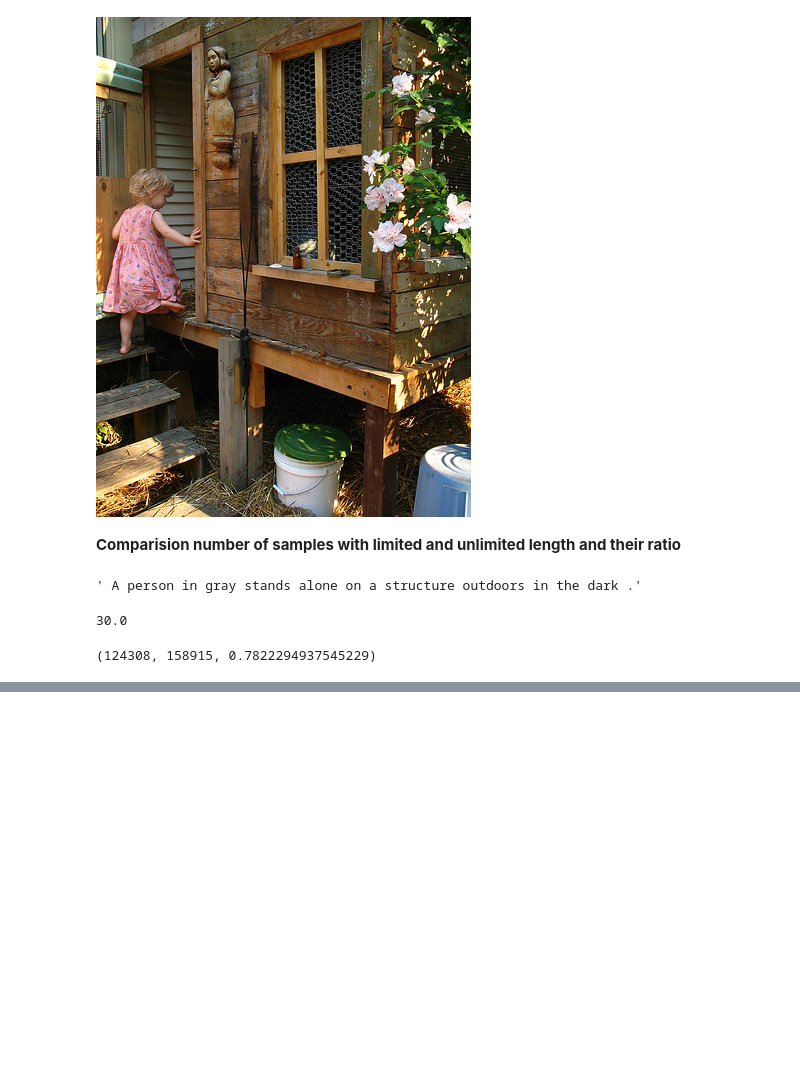
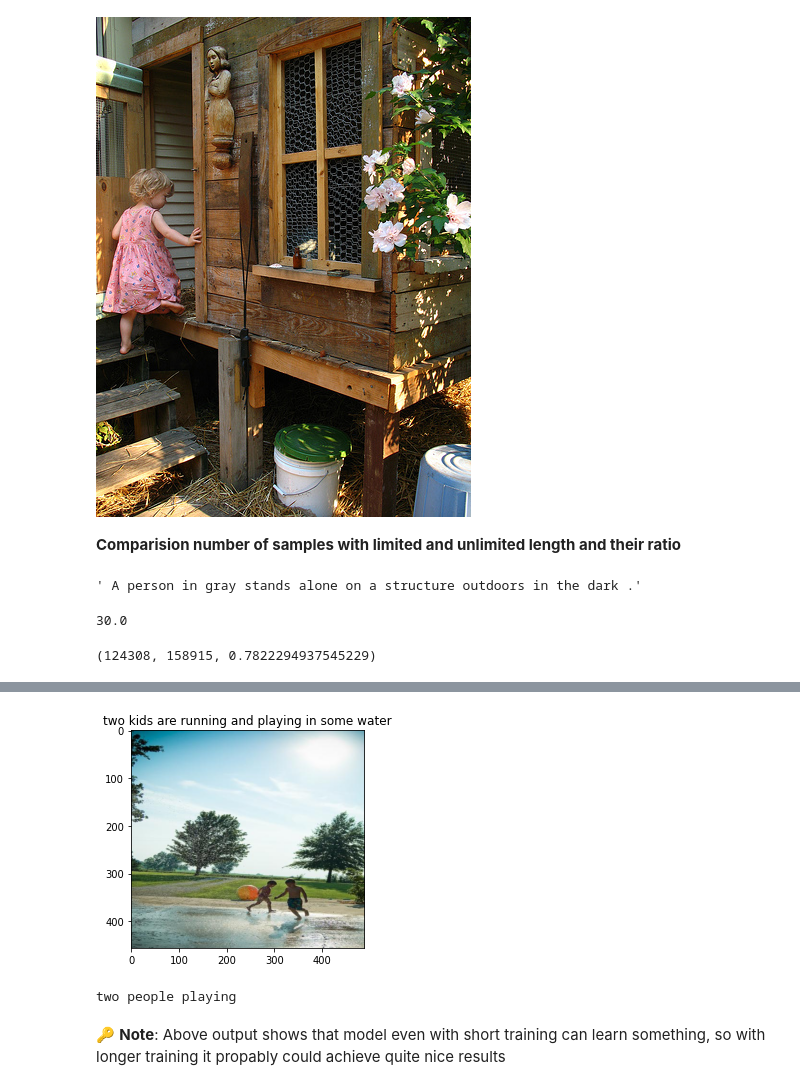
Before and after one commit to jmisilo/image-captioning, a Jupyter notebook: captioning.ipynb, the cells around one changed output, grey strips where cells are left out. Drawn from its saved outputs; the diff is of its cells as text; code cells hidden in the pictures; blank space fills up the shorter version.

```diff
--- a/captioning.ipynb
+++ b/captioning.ipynb
@@ -158,13 +161,24 @@ class Vocabulary:
         if not word in self.vocab:
             self.vocab[word] = len(self)
 
-    def build_vocab(self, data):
+    def build_vocab(self, data, min_freq=2):
         """
             Takes array-like object.
         """
 
         data = list(itertools.chain.from_iterable(data))
 
+        freq = {}
+        for word in data:
+            if word in freq:
+                freq[word] += 1
+            else:
+                freq[word] = 1
+
+        freq = pd.Series(freq)
+        freq = freq[freq >= min_freq]
+        data = list(freq.index)
+
         bag_of_words = sorted(list(set(data)))
 
         for word in bag_of_words:
@@ -183,9 +197,11 @@ class Flickr30kCaps(Dataset):
 
         self.preprocessing()
 
+        self._data = self._data.iloc[:7000]
+
         self.vocab = Vocabulary()
 
-        self.vocab.build_vocab(self._data['comment'].values)
+        self.vocab.build_vocab(self._data['comment'].values, min_freq=2)
 
         if not os.path.exists(self.path):
             os.makedirs(self.path)
@@ -259,17 +281,17 @@ class Encoder(nn.Module):
     def __init__(self, embed_size, dropout):
         super(Encoder, self).__init__()
 
-        self.convnext = models.convnext_tiny(pretrained=True)
+        self.regnet = models.regnet_x_8gf(pretrained=True)
 
-        for par in self.convnext.parameters():
+        for par in self.regnet.parameters():
             par.requires_grad = False
 
-        self.convnext.classifier[2] = nn.Linear(self.convnext.classifier[2].in_features, embed_size)
+        self.regnet.fc = nn.Linear(self.regnet.fc.in_features, embed_size)
 
         self.dropout = nn.Dropout(dropout)
 
     def forward(self, img):
-        return self.dropout(F.gelu(self.convnext(img).unsqueeze(1)))
+        return self.dropout(F.gelu(self.regnet(img).unsqueeze(1)))
 # %%
 class PositionalEncoder:
     def __init__(self, embed_size, n=10000):
@@ -599,6 +623,8 @@ for epoch in range(config.epochs):
         'optimizer_sd': optimizer.state_dict(),
         'loss': loss
        }, f'./models/checkpoint-{epoch}.pt')
+# %%
+checkpoint = torch.load('./models/checkpoint-26.pt', map_location=device)
 # %%
 def caption(img, model=model, vocab=vocab):
     outputs = [vocab['<sos>']]
@@ -620,3 +646,21 @@ def caption(img, model=model, vocab=vocab):
         outputs.append(prediction)
 
     return ' '.join(vocab[word] for word in outputs[1:])
+# %%
+model.load_state_dict(checkpoint['model_sd'])
+
+i = 842
+
+img = data[i][0]
+desc = data[i][1]
+
+plt.imshow(img)
+plt.title(' '.join([vocab[word.item()] for word in desc][1:-1]))
+plt.show()
+
+caption(img, model=model)
+# %% [output]
+[figure, added]
+two people playing
+# %% [markdown]
+🔑 **Note**: Above output shows that model even with short training can learn something, so with longer training it propably could achieve quite nice results
```
Also changed, not shown: parts of 7 cells of this notebook.
